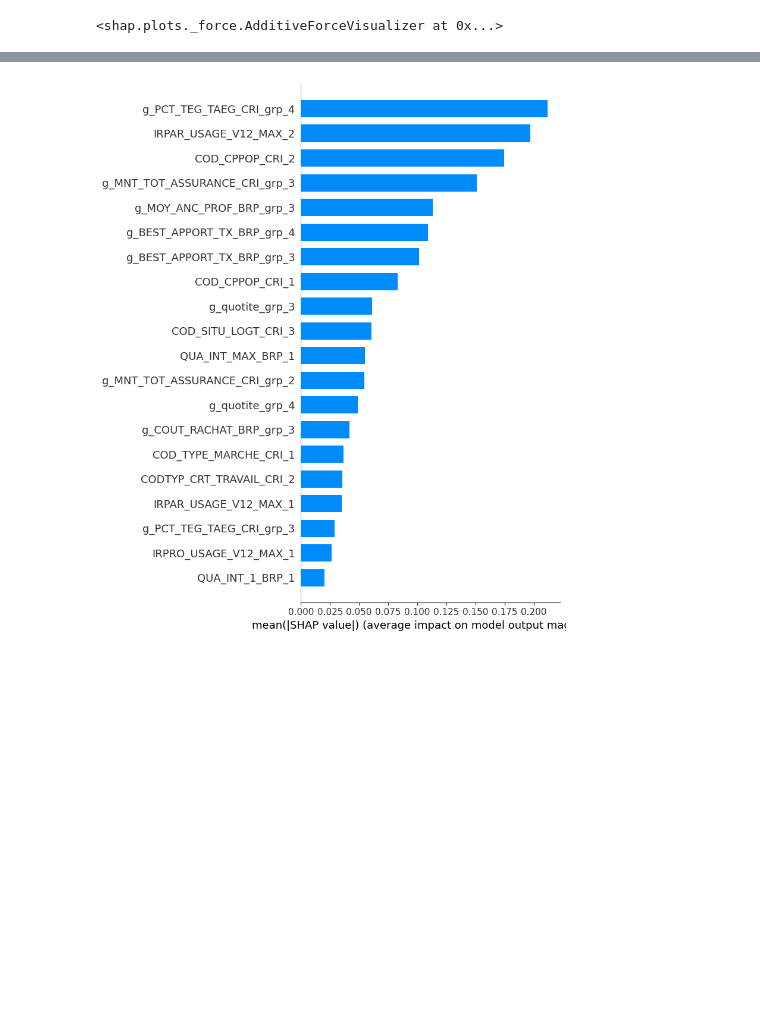
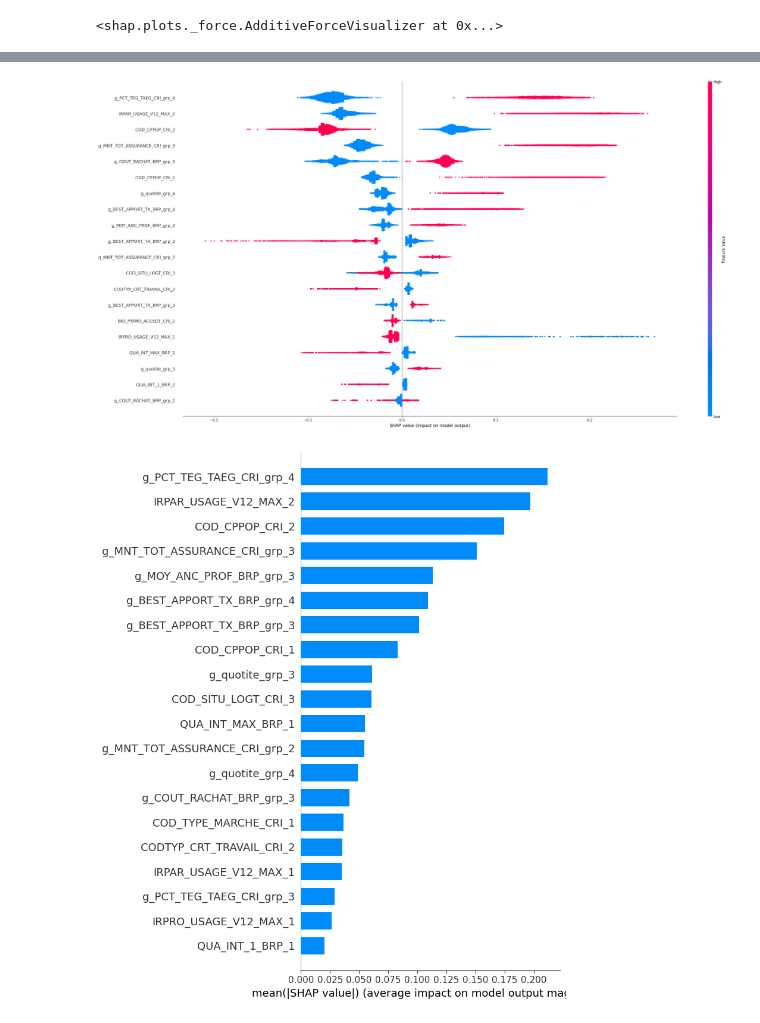
Before and after one commit to luciegaba/Real-Estate-Default-Modeling, a Jupyter notebook: projet_lcl_modelling.ipynb, the cells around one changed output, grey strips where cells are left out. Cells and saved outputs as stored; diff of their text form; code cells hidden in the pictures; blank space fills up the shorter version.

```diff
--- a/projet_lcl_modelling.ipynb
+++ b/projet_lcl_modelling.ipynb
@@ -261,10 +304,17 @@ shap.dependence_plot(“volatile acidity”, shap_values, X_train)
+# %%
+xgb_model=xgb_model_2
 # %%
 import shap
 
 shap.initjs()
-explain_xgb= shap.TreeExplainer(xgboost)
-shap_xgb = explain_xgb.shap_values(x_base_train)
-shap.force_plot(explain_xgb.expected_value, shap_xgb[2, :], x_base_train.iloc[2, :])
+explain_xgb= shap.TreeExplainer(xgb_model)
+shap_values = explain_xgb.shap_values(x_train)
+shap.force_plot(explain_xgb.expected_value, shap_values[2, :], x_train.iloc[2, :])
 # %% [output]
 [interactive output not drawn]
 <shap.plots._force.AdditiveForceVisualizer at 0x...>
+# %%
+shap_values = explain_xgb.shap_values(x_train)
+vals= np.abs(shap_values).mean(0)
+feature_importance = pd.DataFrame(list(zip(x_train.columns,vals)),columns=['col_name','feature_importance_vals'])
+feature_importance.sort_values(by=['feature_importance_vals'],ascending=False,inplace=True)
@@ -271,3 +341,12 @@ shap.force_plot(explain_xgb.expected_value, shap_xgb[2, :], x_base_train.iloc[2,
+# %%
+""" Contributions de toutes les variables"""
+plt_shap = shap.summary_plot(shap_values, #Use Shap values array
+                             features=x_train, # Use training set features
+                             feature_names=x_train.columns, #Use column names
+                             show=False, #Set to false to output to folder
+                             plot_size=(30,15)) # Change plot size
+# %% [output]
+[figure, added]
 # %%
 shap.summary_plot(shap_xgb, x_base_train,plot_type="bar")
 # %% [output]
```
Also changed, not shown: parts of 23 cells of this notebook, 23 other files.
